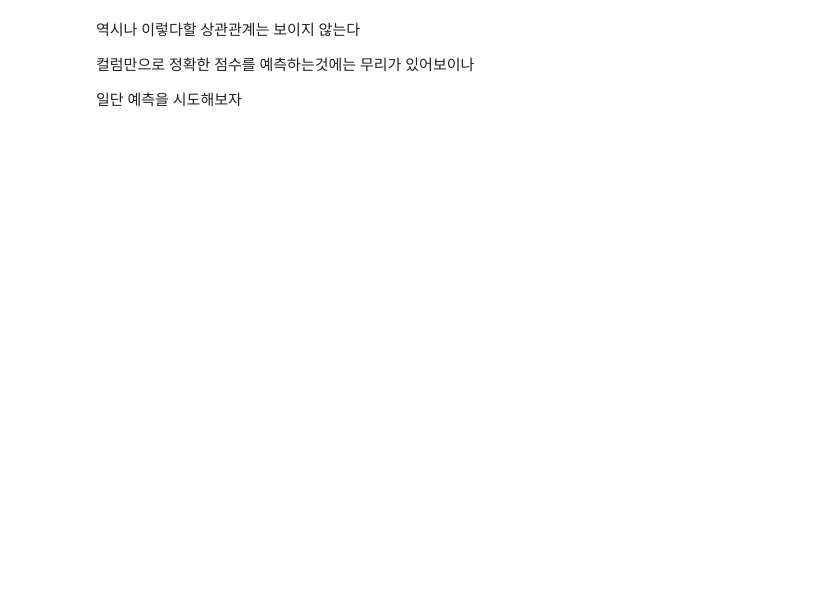
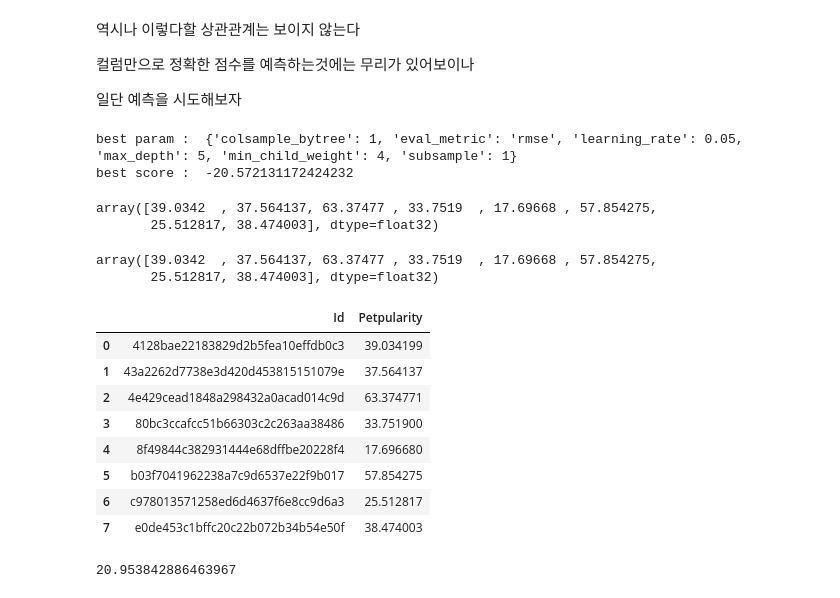
Before and after one commit to dalyn98/PortFolio, a Jupyter notebook: Kaggle/PetFinder/First_Code.ipynb, the cells around one changed output. Saved outputs shown, nothing was run; the diff lists cells and outputs as text; code cells hidden in the pictures; blank space fills up the shorter version.

Commit message:
Update First_Code.ipynb
predict using xgb,lgb

```diff
--- a/Kaggle/PetFinder/First_Code.ipynb
+++ b/Kaggle/PetFinder/First_Code.ipynb
@@ -215,3 +221,60 @@ point_corr.sort_values(by=['Petpularity'],axis=0,ascending=False)
 컬럼만으로 정확한 점수를 예측하는것에는 무리가 있어보이나
 
 일단 예측을 시도해보자
+# %%
+x,y = temp.iloc[:,:-1], temp.Pawpularity
+dmatrix = xgb.DMatrix(data = x, label = y)
+
+X_train,X_test, y_train, y_test = train_test_split(x,y,test_size=0.2, random_state=411)
+
+xgr = xgb.XGBRegressor()
+
+params = {
+         'learning_rate' : [.03,0.05,.07],
+         'max_depth': [5,6,7],
+         'min_child_weight' :[4],
+         'subsample' : [1],
+         'colsample_bytree' : [1],
+         'eval_metric' : ['rmse']}
+grid = GridSearchCV(xgr,param_grid = params, cv=3,scoring='neg_root_mean_squared_error')
+grid.fit(X_train,y_train)
+
+print('best param : ', grid.best_params_)
+print('best score : ', grid.best_score_)
+estimator = grid.best_estimator_
+predict = estimator.predict(X_test)
+# %% [output]
+best param :  {'colsample_bytree': 1, 'eval_metric': 'rmse', 'learning_rate': 0.05, 'max_depth': 5, 'min_child_weight': 4, 'subsample': 1}
+best score :  -20.572131172424232
+# %%
+estimator.predict(test_df.iloc[:,1:])
+# %% [output]
+array([39.0342  , 37.564137, 63.37477 , 33.7519  , 17.69668 , 57.854275,
+       25.512817, 38.474003], dtype=float32)
+# %%
+sub_df = pd.DataFrame()
+sub_df['Id'] = test_df['Id']
+sub_df['Petpularity'] = estimator.predict(test_df.iloc[:,1:])
+sub_df.head()
+sub_df.to_csv('./sub_mission/1.csv')
+# %%
+estimator.predict(test_df.iloc[:,1:])
+# %% [output]
+array([39.0342  , 37.564137, 63.37477 , 33.7519  , 17.69668 , 57.854275,
+       25.512817, 38.474003], dtype=float32)
+# %%
+sub_df
+# %% [output]
+|  | Id | Petpularity |
+| 0 | 4128bae22183829d2b5fea10effdb0c3 | 39.034199 |
+| 1 | 43a2262d7738e3d420d453815151079e | 37.564137 |
+| 2 | 4e429cead1848a298432a0acad014c9d | 63.374771 |
+| 3 | 80bc3ccafcc51b66303c2c263aa38486 | 33.751900 |
+| 4 | 8f49844c382931444e68dffbe20228f4 | 17.696680 |
+| 5 | b03f7041962238a7c9d6537e22f9b017 | 57.854275 |
+| 6 | c978013571258ed6d4637f6e8cc9d6a3 | 25.512817 |
+| 7 | e0de453c1bffc20c22b072b34b54e50f | 38.474003 |
+# %%
+mean_squared_error(y_test,predict)**0.5
+# %% [output]
+20.953842886463967
```
Also changed, not shown: parts of 11 cells of this notebook.
